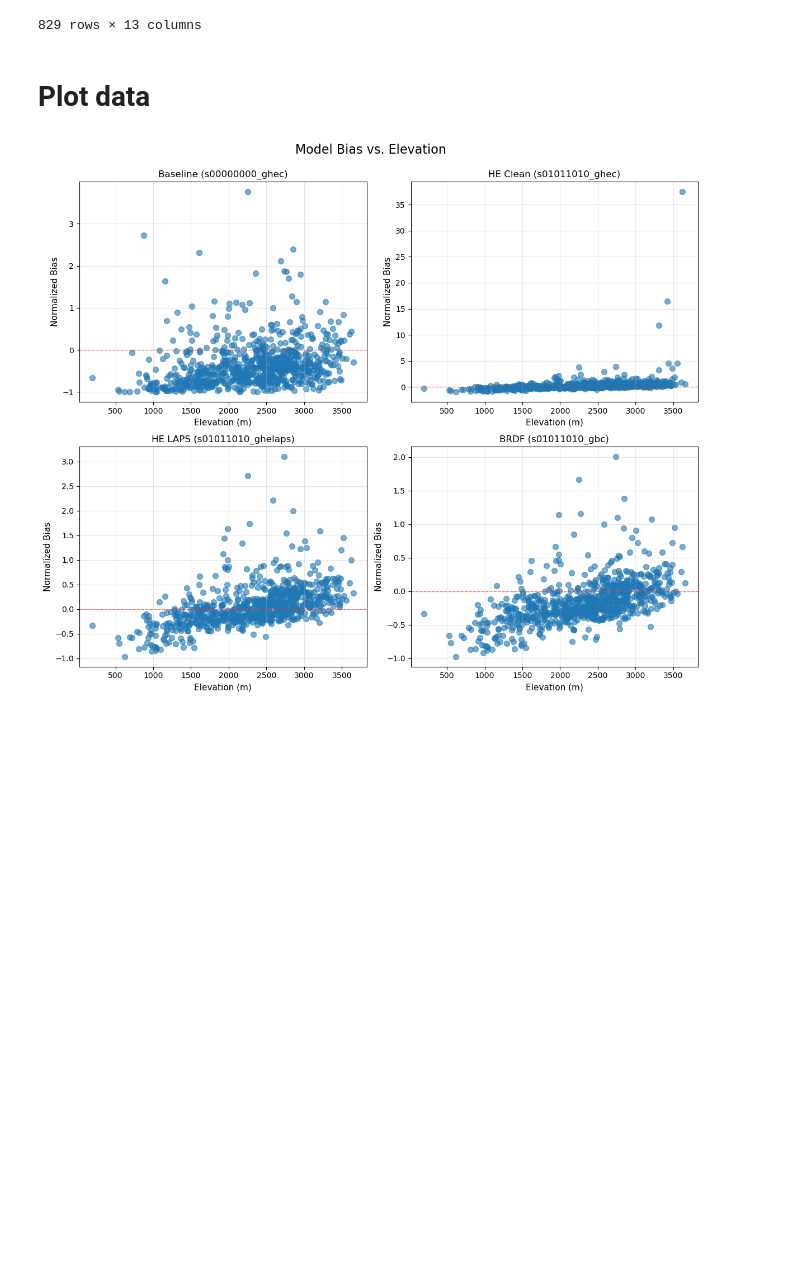
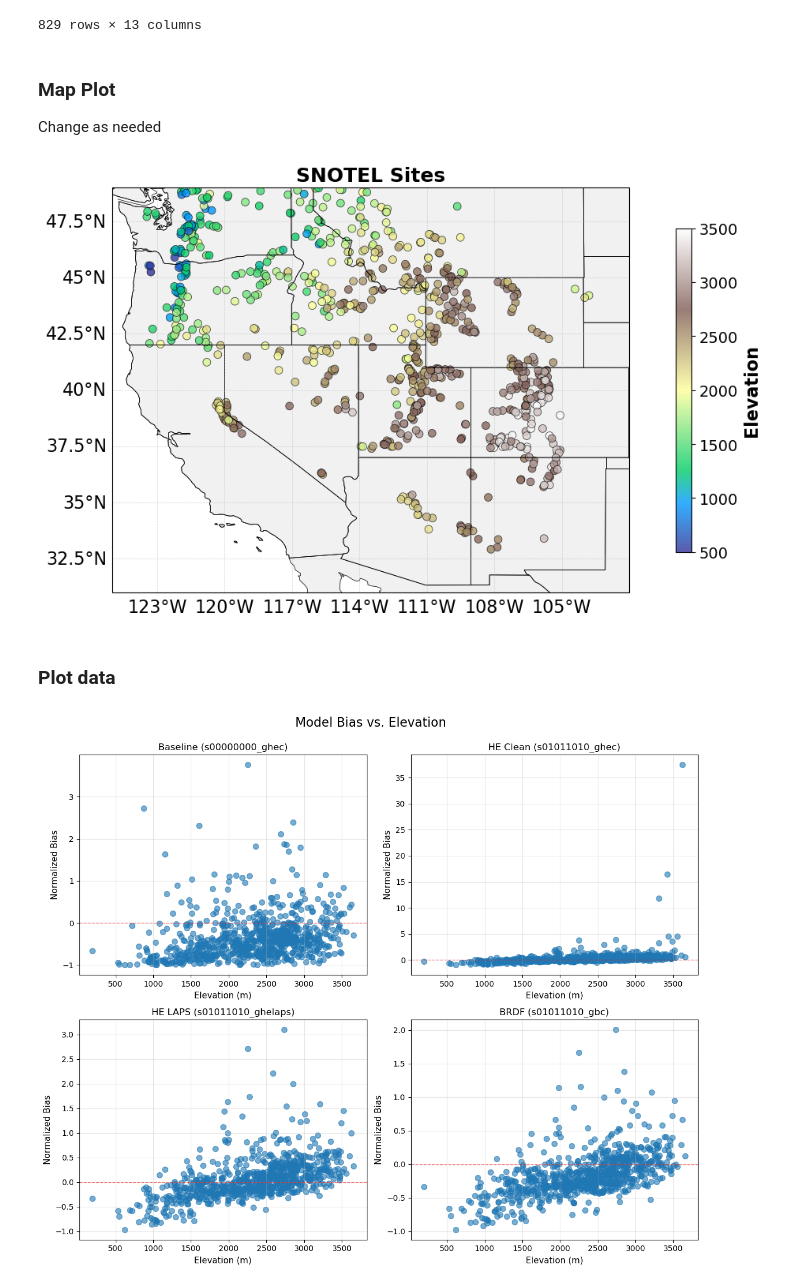
Before and after one commit to chrisrycx/lm4px_data_analysis, a Jupyter notebook: output_analysis/interactive/ErrorAnalysis.ipynb, the cells around one changed output. Drawn from its saved outputs; the diff is of its cells as text; code cells hidden in the pictures; blank space fills up the shorter version.

```diff
--- a/output_analysis/interactive/ErrorAnalysis.ipynb
+++ b/output_analysis/interactive/ErrorAnalysis.ipynb
@@ -49,8 +49,6 @@ snotel_topo
 | 827 | Easy Pass | 48.86 | -121.44 | 827 | 1439.0 | 827 | 18.0 | 827 | ... |
 | 828 | Marten Ridge | 48.76 | -121.70 | 828 | 955.0 | 828 | 11.0 | 828 | ... |
 829 rows × 13 columns
-# %% [markdown]
-# Plot data
 # %%
 # Merge bias_df with snotel_topo on site name
 # Need to match 'site' in bias_df with 'SNOTEL Name' in snotel_topo
@@ -62,3 +60,6 @@ merged_df = bias_df.merge(snotel_topo[['SNOTEL Name', 'ELEVATION', 'SLOPE', 'SKY
 # Eastness: sin(aspect) ranges from -1 (west) to +1 (east)
 merged_df['northness'] = np.cos(np.radians(merged_df['ASPECT']))
 merged_df['eastness'] = np.sin(np.radians(merged_df['ASPECT']))
+# %% [markdown]
+### Map Plot
+Change as needed
@@ -65,3 +69,38 @@ merged_df['eastness'] = np.sin(np.radians(merged_df['ASPECT']))
+# %%
+# Single map plot
+map_type = 'Elevation'
+map_configs = {'Elevation':'ELEVATION'}
+fig = plt.figure(figsize=(12, 6))
+ax = plt.subplot(1, 1, 1, projection=ccrs.PlateCarree())
+ax.set_extent([-125, -102, 31, 49], crs=ccrs.PlateCarree())
+ax.add_feature(cfeature.STATES, linewidth=0.5, edgecolor='black')
+ax.add_feature(cfeature.COASTLINE, linewidth=0.5)
+ax.add_feature(cfeature.BORDERS, linewidth=0.5)
+ax.add_feature(cfeature.LAND, facecolor='lightgray', alpha=0.3)
+scatter = ax.scatter(merged_df['longitude'], merged_df['latitude'],
+                     c=merged_df[map_configs[map_type]],
+                     s=50,
+                     alpha=0.8,
+                     cmap='terrain',
+                     vmin=500,
+                     vmax=3500,
+                     transform=ccrs.PlateCarree(),
+                     edgecolors='black',
+                     linewidth=0.5)
+cbar = plt.colorbar(scatter, ax=ax, orientation='vertical', pad=0.05, shrink=0.8)
+cbar.set_label(map_type, fontsize=16, fontweight='bold')
+cbar.ax.tick_params(labelsize=14)
+gl = ax.gridlines(draw_labels=True, linewidth=0.5, alpha=0.5, linestyle='--')
+gl.top_labels = False
+gl.right_labels = False
+gl.xlabel_style = {'size': 16}
+gl.ylabel_style = {'size': 16}
+ax.set_title('SNOTEL Sites', fontsize=18, fontweight='bold')
+plt.tight_layout()
+# %% [output]
+[figure, added]
+# %% [markdown]
+### Plot data
 # %%
 # Create 2x2 subplot figure
 fig, axes = plt.subplots(2, 2, figsize=(12, 10))
```
Also changed, not shown: parts of 1 cell of this notebook, 3 other files.
